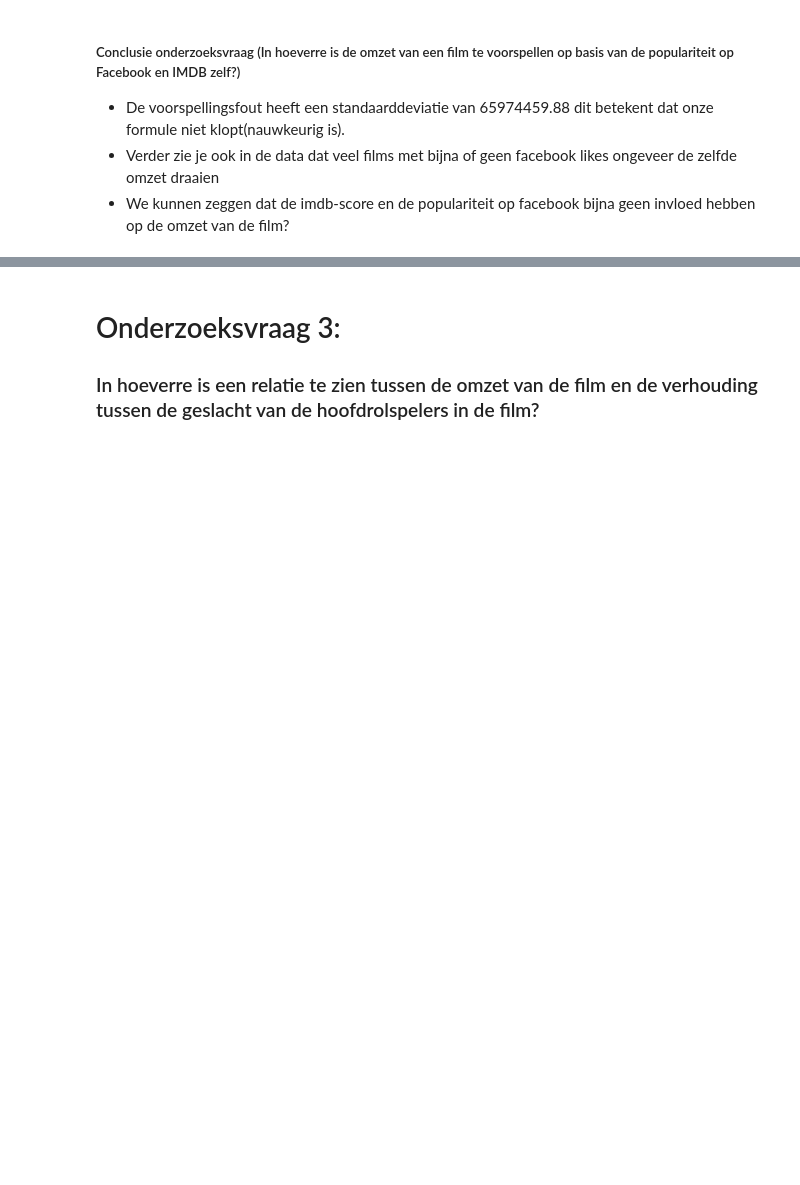
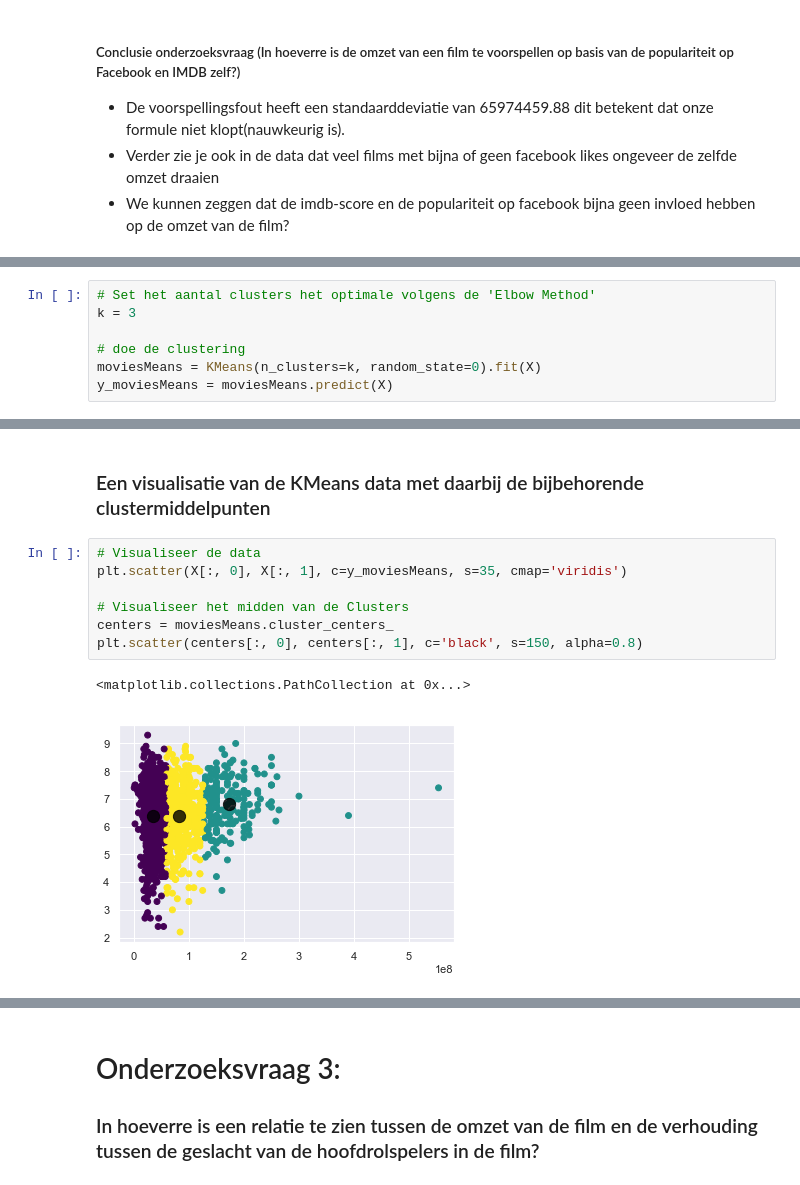
Before and after one commit to Danny-cao/DataScienceMovies, a Jupyter notebook: DataScienceFilms.ipynb, the cells around one changed output, grey strips where cells are left out. Saved outputs shown, nothing was run; the diff lists cells and outputs as text; blank space fills up the shorter version.

```diff
--- a/DataScienceFilms.ipynb
+++ b/DataScienceFilms.ipynb
@@ -429,0 +508,7 @@ math.sqrt(regression_model_mse)
+# %%
+# Set het aantal clusters het optimale volgens de 'Elbow Method'
+k = 3
+
+# doe de clustering
+moviesMeans = KMeans(n_clusters=k, random_state=0).fit(X)
+y_moviesMeans = moviesMeans.predict(X)
@@ -429,0 +541,12 @@ math.sqrt(regression_model_mse)
+# %% [markdown]
+### Een visualisatie van de KMeans data met daarbij de bijbehorende clustermiddelpunten
+# %%
+# Visualiseer de data
+plt.scatter(X[:, 0], X[:, 1], c=y_moviesMeans, s=35, cmap='viridis')
+
+# Visualiseer het midden van de Clusters
+centers = moviesMeans.cluster_centers_
+plt.scatter(centers[:, 0], centers[:, 1], c='black', s=150, alpha=0.8)
+# %% [output]
+<matplotlib.collections.PathCollection at 0x...>
+[figure, added]
```
Also changed, not shown: parts of 9 cells of this notebook.
